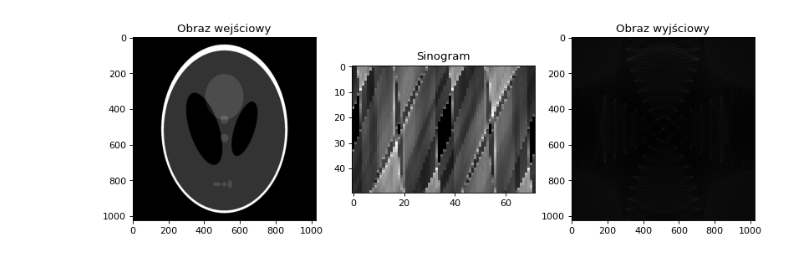
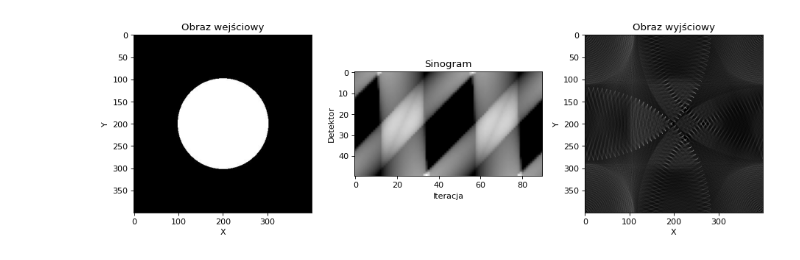
Before and after one commit to zuznnjus/Computed-Tomography-Simulator, a Jupyter notebook: CT_simulator.ipynb, the cells around one changed output. Cells and saved outputs as stored; diff of their text form; code cells hidden in the pictures.

Commit message:
Add output image

```diff
--- a/CT_simulator.ipynb
+++ b/CT_simulator.ipynb
@@ -4,9 +4,10 @@ from matplotlib import pylab as plt
 import numpy as np
 
 # input parameters
-alfa = 5
+alfa = 2
 detectors = 50
 phi = 90
+theta = 180.
 
 def getEmitterPosition(image, angle):     # center?
     angle = np.deg2rad(angle)
@@ -67,9 +68,9 @@ def applyBresenhamAlgorithm(x0, y0, x1, y1):
 
     return line
 
-def applyRadonTransform(image):  # doesn't work yet  # sinogram - nr detektora / kąt
+def applyRadonTransform(image):  # doesn't work yet                # sinogram - nr detektora / kąt
     sinogram = []
-    angles = np.linspace(0., 360., int(360 / alfa), endpoint=False)
+    angles = np.linspace(0., theta, int(theta / alfa), endpoint=False)
 
     for angle in angles:
         em_pos = getEmitterPosition(image, angle)
@@ -81,7 +82,7 @@ def applyRadonTransform(image):  # doesn't work yet  # sinogram - nr detektora /
             line = applyBresenhamAlgorithm(em_pos[0], em_pos[1], det[0], det[1])
 
             for point in line:
-                pixels_sum += image[point[0], point[1]]
+                pixels_sum += image[point[0], point[1]]          # normalizacja? 0-1, 0-255?
 
             detectors_output.append(pixels_sum)
 
@@ -91,48 +92,49 @@ def applyRadonTransform(image):  # doesn't work yet  # sinogram - nr detektora /
 
 def applyInverseRadonTransform(image, sinogram):            # doesn't work yet
     output = np.zeros((image.shape[0], image.shape[1]), dtype=image.dtype)
-    angles = np.linspace(0., 360., int(360 / alfa), endpoint=False)
+    angles = np.linspace(0., theta, int(theta / alfa), endpoint=False)
 
     for i, angle in enumerate(angles):
         em_pos = getEmitterPosition(image, angle)
         det_pos = getDetectorsPositions(image, angle)
 
         for j, det in enumerate(det_pos):
             line = applyBresenhamAlgorithm(em_pos[0], em_pos[1], det[0], det[1])
             pixels_sum = sinogram[i][j]
 
-            for point in line:
-                output[point[0], point[1]] += pixels_sum
+            for point in line:                             # dodać normalizację
+                    output[point[0], point[1]] += pixels_sum
 
     return output
 
-def normalize():
-    return
-
-def applyConvolution(): # to na 5
-    return
-
 def main():
-    images = ['Kolo.jpg', 'Kropka.jpg', 'Kwadraty2.jpg', 'Paski2.jpg', 'Shepp_logan.jpg']
-    image = io.imread('tomograf-zdjecia/' + images[4], as_gray = True)
+    images = ['Kolo.jpg', 'Kropka.jpg', 'Kwadraty2.jpg', 'Paski2.jpg',
+                  'Shepp_logan.jpg', 'SADDLE_PE.JPG', 'CT_ScoutView.jpg']
+    image = io.imread('tomograf-zdjecia/' + images[0], as_gray = True)
 
     sinogram = np.array(applyRadonTransform(image))
     output = applyInverseRadonTransform(image, sinogram)
 
-    fig = plt.figure(figsize=(12, 6), dpi=80)
+    fig = plt.figure(figsize=(14, 4), dpi=80)
     ax = fig.add_subplot(131)
     ax.set_title('Obraz wejściowy')
+    ax.set_xlabel('X')
+    ax.set_ylabel('Y')
     ax.imshow(image, cmap = 'gray')
 
     ax = fig.add_subplot(132)
     ax.set_title('Sinogram')
+    ax.set_xlabel('Iteracja') # kąt = iteracja * alfa
+    ax.set_ylabel('Detektor')
     ax.imshow(sinogram.transpose(), cmap = 'gray')
 
     ax = fig.add_subplot(133)
     ax.set_title('Obraz wyjściowy')
+    ax.set_xlabel('X')
+    ax.set_ylabel('Y')
     ax.imshow(output, cmap = 'gray')
 
 if __name__ == '__main__':
     main()
 # %% [output]
-[figure, old version]
+[figure, new version]
```
